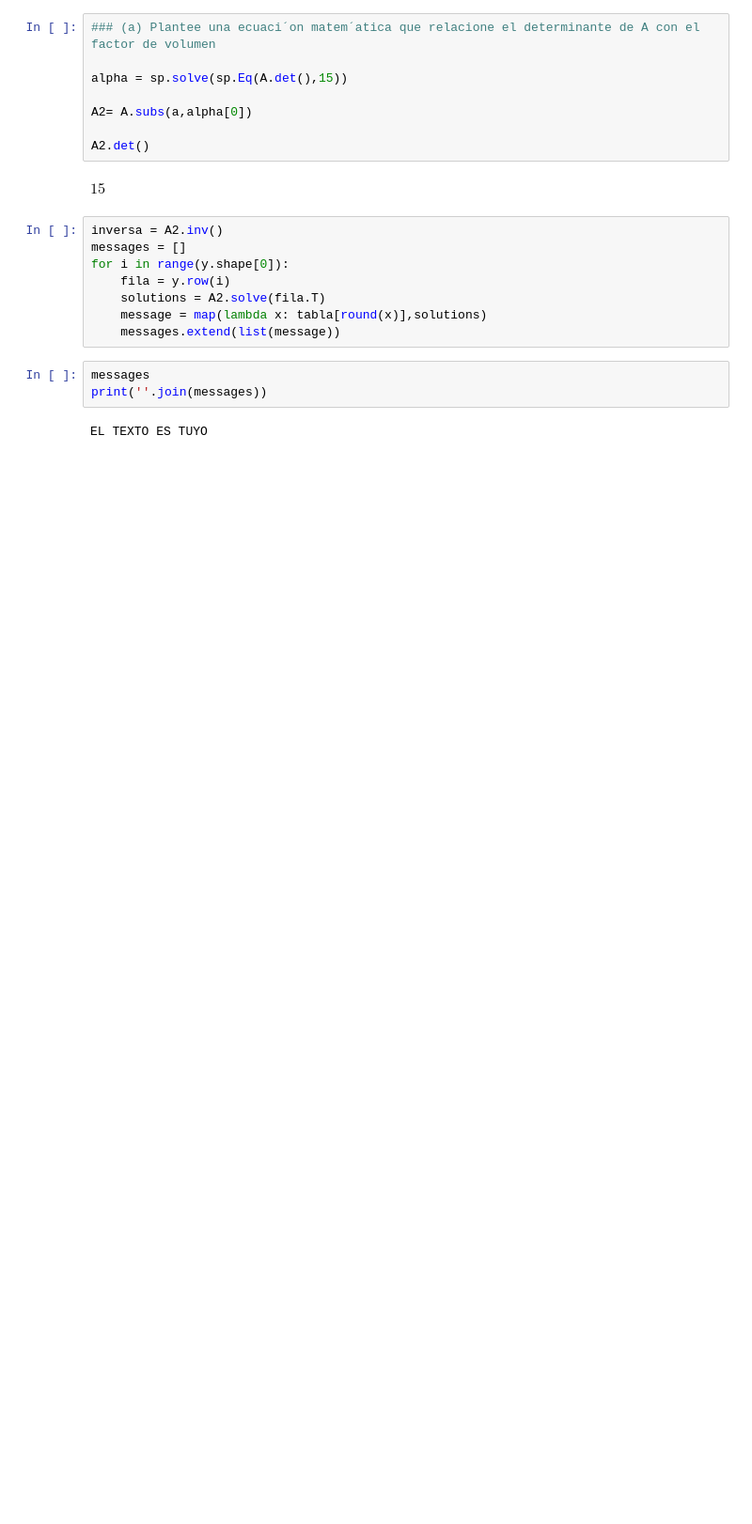
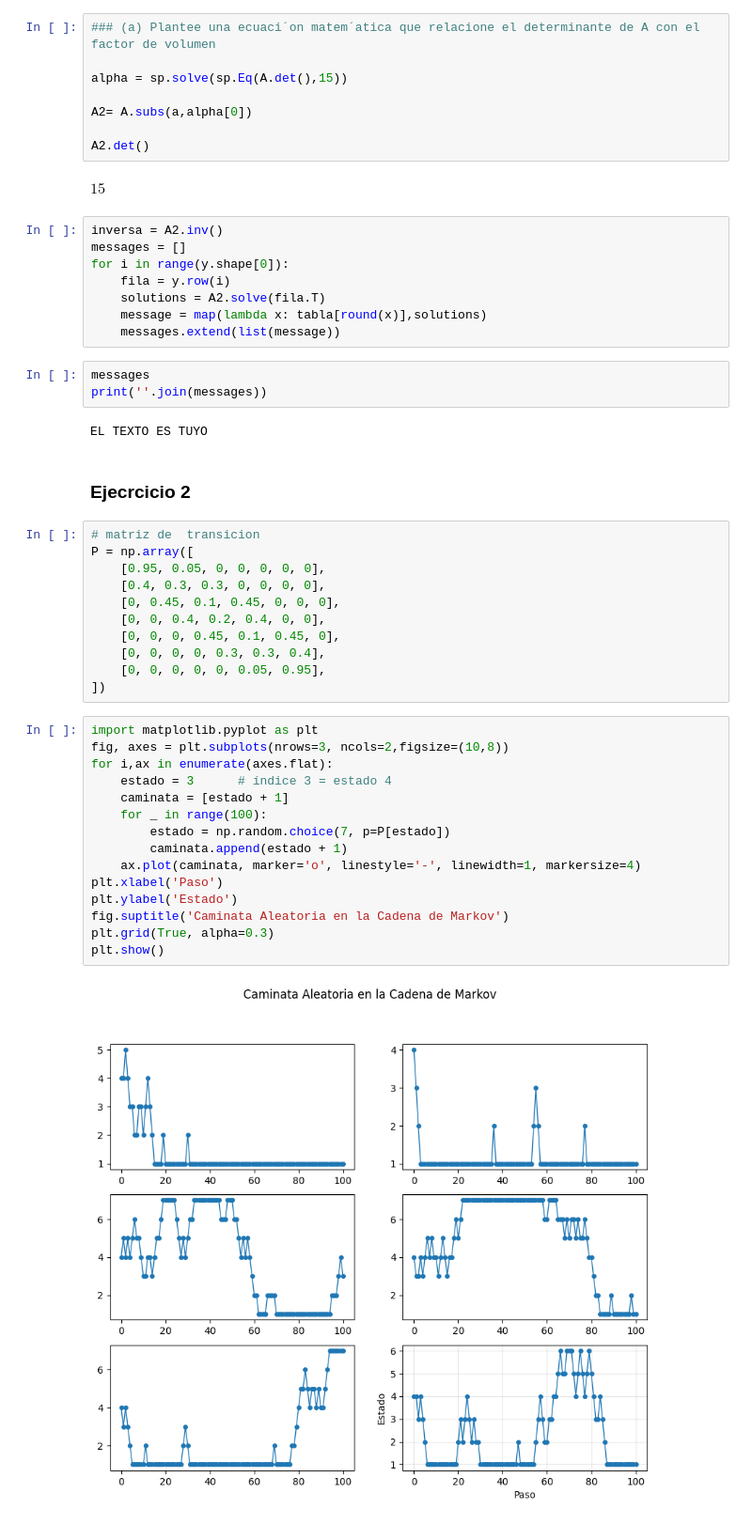
Before and after one commit to nceballosp/Matematicas-Aplicadas, a Jupyter notebook: Examen1/Notebook/Examen1_MatApl_Piñeros_Ceballos.ipynb, the cells around one changed output. Shown at 94% size. Drawn from its saved outputs; the diff is of its cells as text; blank space fills up the shorter version.

```diff
--- a/Examen1/Notebook/Examen1_MatApl_Piñeros_Ceballos.ipynb
+++ b/Examen1/Notebook/Examen1_MatApl_Piñeros_Ceballos.ipynb
@@ -88,3 +88,33 @@ messages
 print(''.join(messages))
 # %% [output]
 EL TEXTO ES TUYO
+# %% [markdown]
+### **Ejecrcicio 2**
+# %%
+# matriz de  transicion
+P = np.array([
+    [0.95, 0.05, 0, 0, 0, 0, 0],
+    [0.4, 0.3, 0.3, 0, 0, 0, 0],
+    [0, 0.45, 0.1, 0.45, 0, 0, 0],
+    [0, 0, 0.4, 0.2, 0.4, 0, 0],
+    [0, 0, 0, 0.45, 0.1, 0.45, 0],
+    [0, 0, 0, 0, 0.3, 0.3, 0.4],
+    [0, 0, 0, 0, 0, 0.05, 0.95],
+])
+# %%
+import matplotlib.pyplot as plt
+fig, axes = plt.subplots(nrows=3, ncols=2,figsize=(10,8))
+for i,ax in enumerate(axes.flat):
+    estado = 3      # índice 3 = estado 4
+    caminata = [estado + 1]
+    for _ in range(100):
+        estado = np.random.choice(7, p=P[estado])
+        caminata.append(estado + 1)
+    ax.plot(caminata, marker='o', linestyle='-', linewidth=1, markersize=4)
+plt.xlabel('Paso')
+plt.ylabel('Estado')
+fig.suptitle('Caminata Aleatoria en la Cadena de Markov')
+plt.grid(True, alpha=0.3)
+plt.show()
+# %% [output]
+[figure, added]
```
Also changed, not shown: parts of 1 cell of this notebook.
